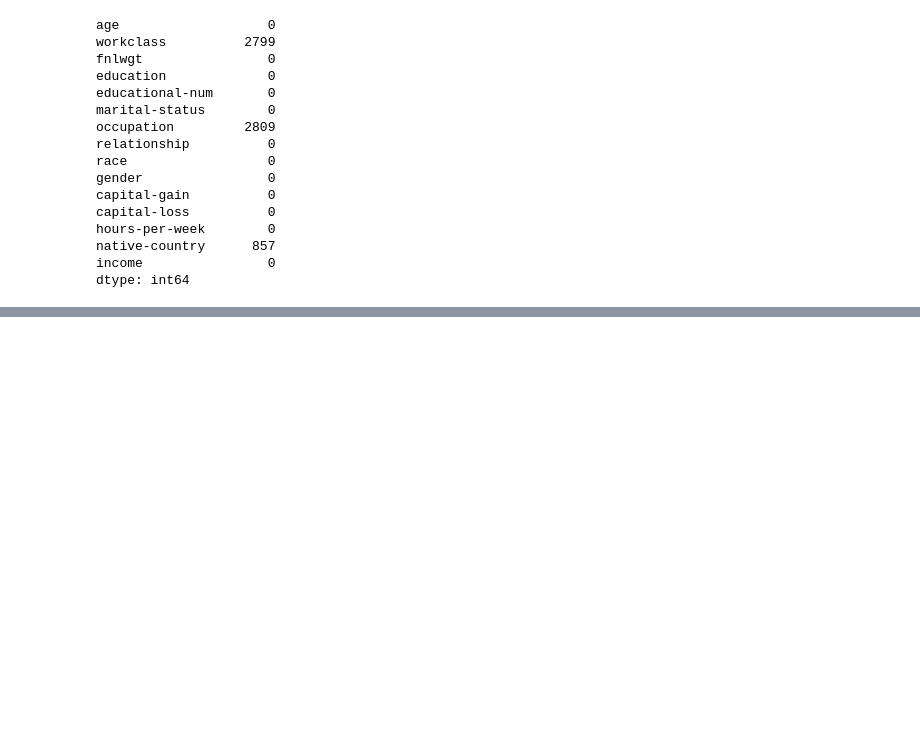
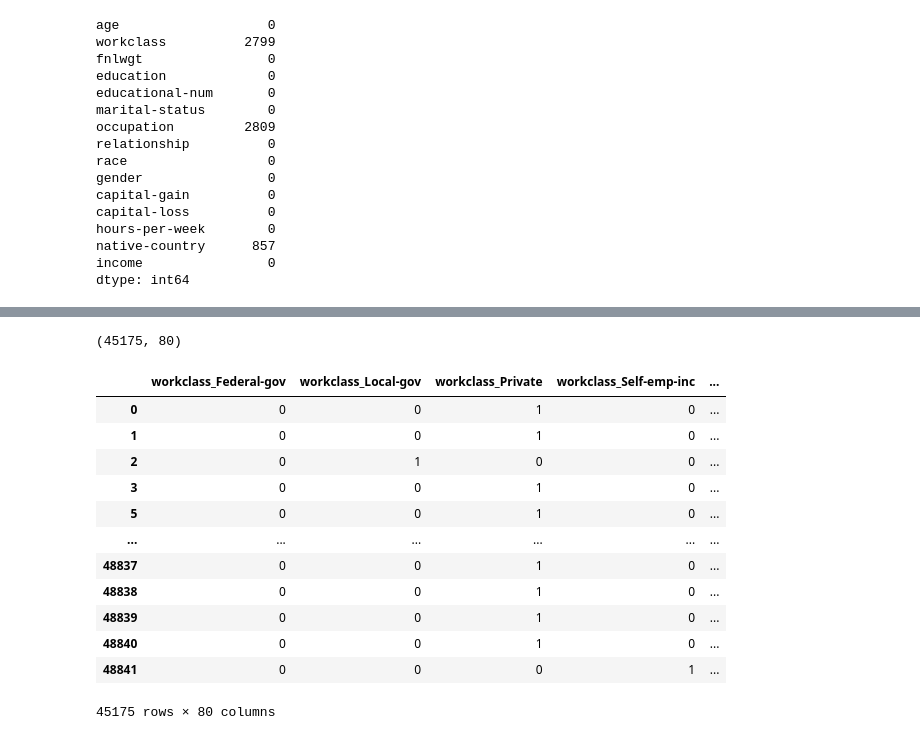
Before and after one commit to Pavan-B-N/ML, a Jupyter notebook: incomePrediction.ipynb, the cells around one changed output, grey strips where cells are left out. Cells and saved outputs as stored; diff of their text form; code cells hidden in the pictures; blank space fills up the shorter version.

```diff
--- a/incomePrediction.ipynb
+++ b/incomePrediction.ipynb
@@ -50,0 +144,20 @@ dtype: int64
+# %%
+conv_categorical_features.shape
+# %% [output]
+(45175, 80)
+# %%
+conv_categorical_features
+# %% [output]
+|  | workclass_Federal-gov | workclass_Local-gov | workclass_Private | workclass_Self-emp-inc | ... |
+| 0 | 0 | 0 | 1 | 0 | ... |
+| 1 | 0 | 0 | 1 | 0 | ... |
+| 2 | 0 | 1 | 0 | 0 | ... |
+| 3 | 0 | 0 | 1 | 0 | ... |
+| 5 | 0 | 0 | 1 | 0 | ... |
+| ... | ... | ... | ... | ... | ... |
+| 48837 | 0 | 0 | 1 | 0 | ... |
+| 48838 | 0 | 0 | 1 | 0 | ... |
+| 48839 | 0 | 0 | 1 | 0 | ... |
+| 48840 | 0 | 0 | 1 | 0 | ... |
+| 48841 | 0 | 0 | 0 | 1 | ... |
+45175 rows × 80 columns
```
Also changed, not shown: parts of 20 cells of this notebook, 1 other file.
